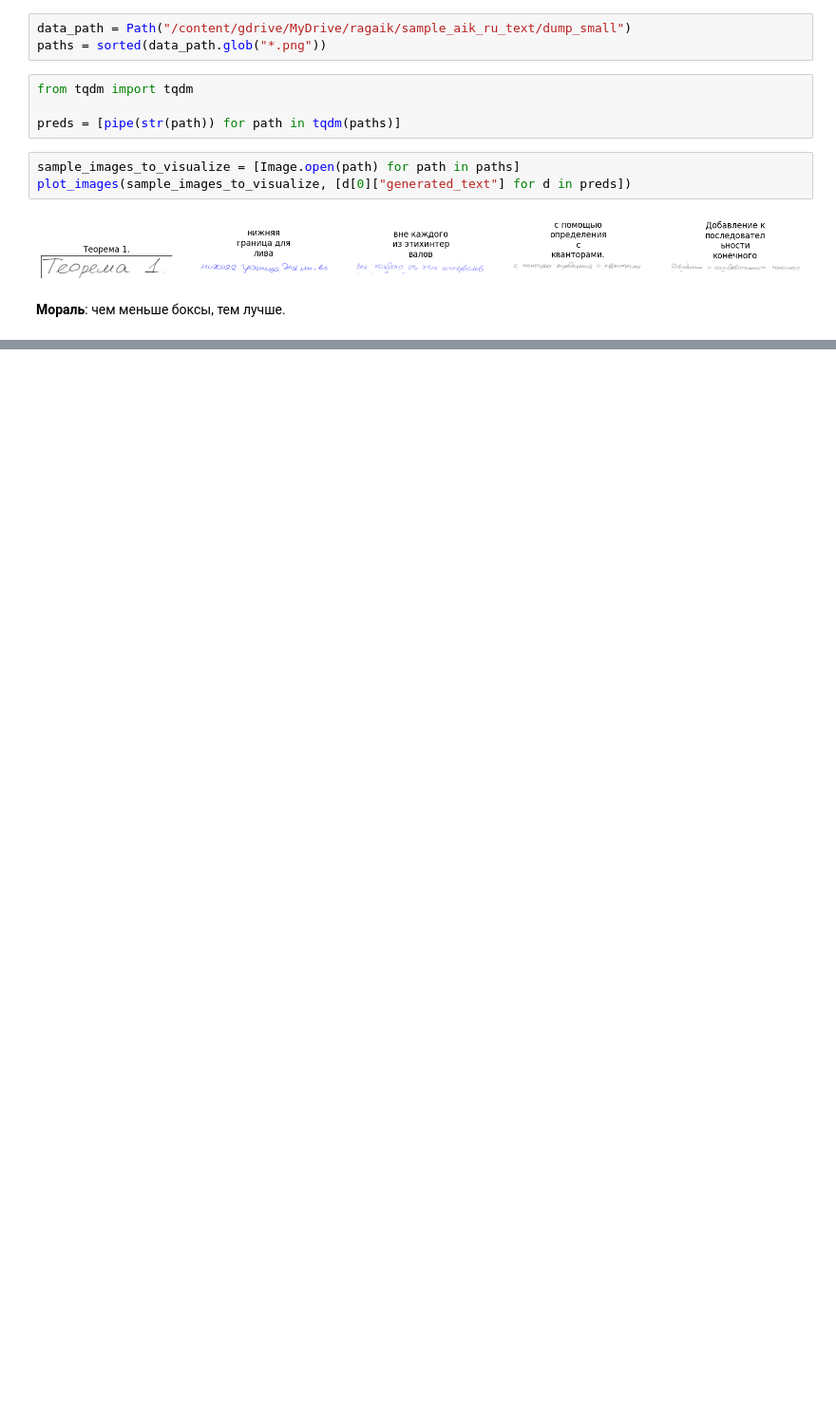
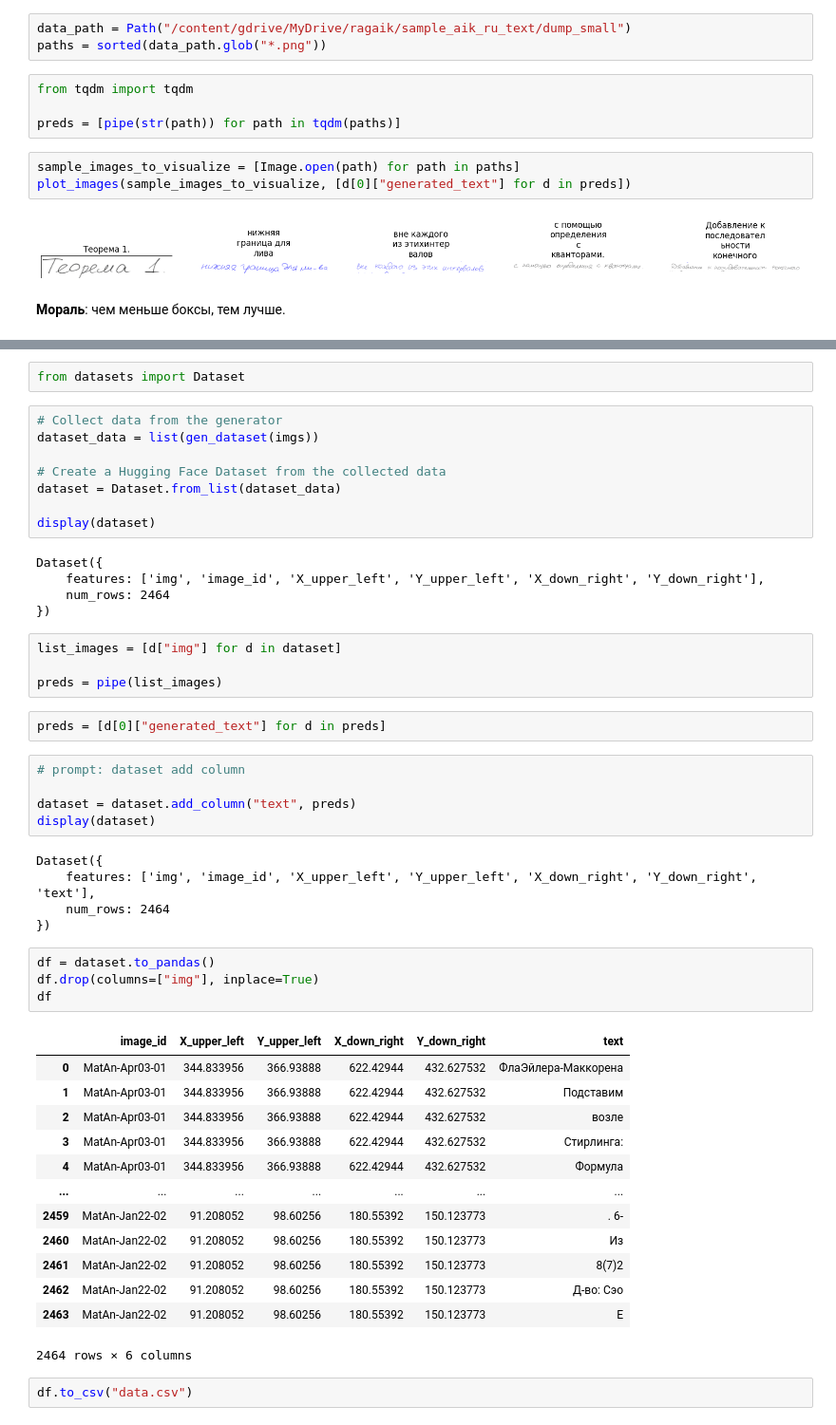
Before and after one commit to Leamich/Ragaik, a Jupyter notebook: character_recognition/notebooks/ru_ocr_baseline.ipynb, the cells around one changed output, grey strips where cells are left out. Shown at 95% size. Drawn from its saved outputs; the diff is of its cells as text; blank space fills up the shorter version.

```diff
--- a/character_recognition/notebooks/ru_ocr_baseline.ipynb
+++ b/character_recognition/notebooks/ru_ocr_baseline.ipynb
@@ -82,0 +183,51 @@ plot_images(sample_images_to_visualize, [d[0]["generated_text"] for d in preds])
+# %%
+from datasets import Dataset
+# %%
+# Collect data from the generator
+dataset_data = list(gen_dataset(imgs))
+
+# Create a Hugging Face Dataset from the collected data
+dataset = Dataset.from_list(dataset_data)
+
+display(dataset)
+# %% [output]
+Dataset({
+    features: ['img', 'image_id', 'X_upper_left', 'Y_upper_left', 'X_down_right', 'Y_down_right'],
+    num_rows: 2464
+})
+# %%
+list_images = [d["img"] for d in dataset]
+
+preds = pipe(list_images)
+# %%
+preds = [d[0]["generated_text"] for d in preds]
+# %%
+# prompt: dataset add column
+
+dataset = dataset.add_column("text", preds)
+display(dataset)
+# %% [output]
+Dataset({
+    features: ['img', 'image_id', 'X_upper_left', 'Y_upper_left', 'X_down_right', 'Y_down_right', 'text'],
+    num_rows: 2464
+})
+# %%
+df = dataset.to_pandas()
+df.drop(columns=["img"], inplace=True)
+df
+# %% [output]
+|  | image_id | X_upper_left | Y_upper_left | X_down_right | Y_down_right | text |
+| 0 | MatAn-Apr03-01 | 344.833956 | 366.93888 | 622.42944 | 432.627532 | ФлаЭйлера-Маккорена |
+| 1 | MatAn-Apr03-01 | 344.833956 | 366.93888 | 622.42944 | 432.627532 | Подставим |
+| 2 | MatAn-Apr03-01 | 344.833956 | 366.93888 | 622.42944 | 432.627532 | возле |
+| 3 | MatAn-Apr03-01 | 344.833956 | 366.93888 | 622.42944 | 432.627532 | Стирлинга: |
+| 4 | MatAn-Apr03-01 | 344.833956 | 366.93888 | 622.42944 | 432.627532 | Формула |
+| ... | ... | ... | ... | ... | ... | ... |
+| 2459 | MatAn-Jan22-02 | 91.208052 | 98.60256 | 180.55392 | 150.123773 | . 6- |
+| 2460 | MatAn-Jan22-02 | 91.208052 | 98.60256 | 180.55392 | 150.123773 | Из |
+| 2461 | MatAn-Jan22-02 | 91.208052 | 98.60256 | 180.55392 | 150.123773 | 8(7)2 |
+| 2462 | MatAn-Jan22-02 | 91.208052 | 98.60256 | 180.55392 | 150.123773 | Д-во: Сэо |
+| 2463 | MatAn-Jan22-02 | 91.208052 | 98.60256 | 180.55392 | 150.123773 | Е |
+2464 rows × 6 columns
+# %%
+df.to_csv("data.csv")
```
Also changed, not shown: parts of 19 cells of this notebook.
